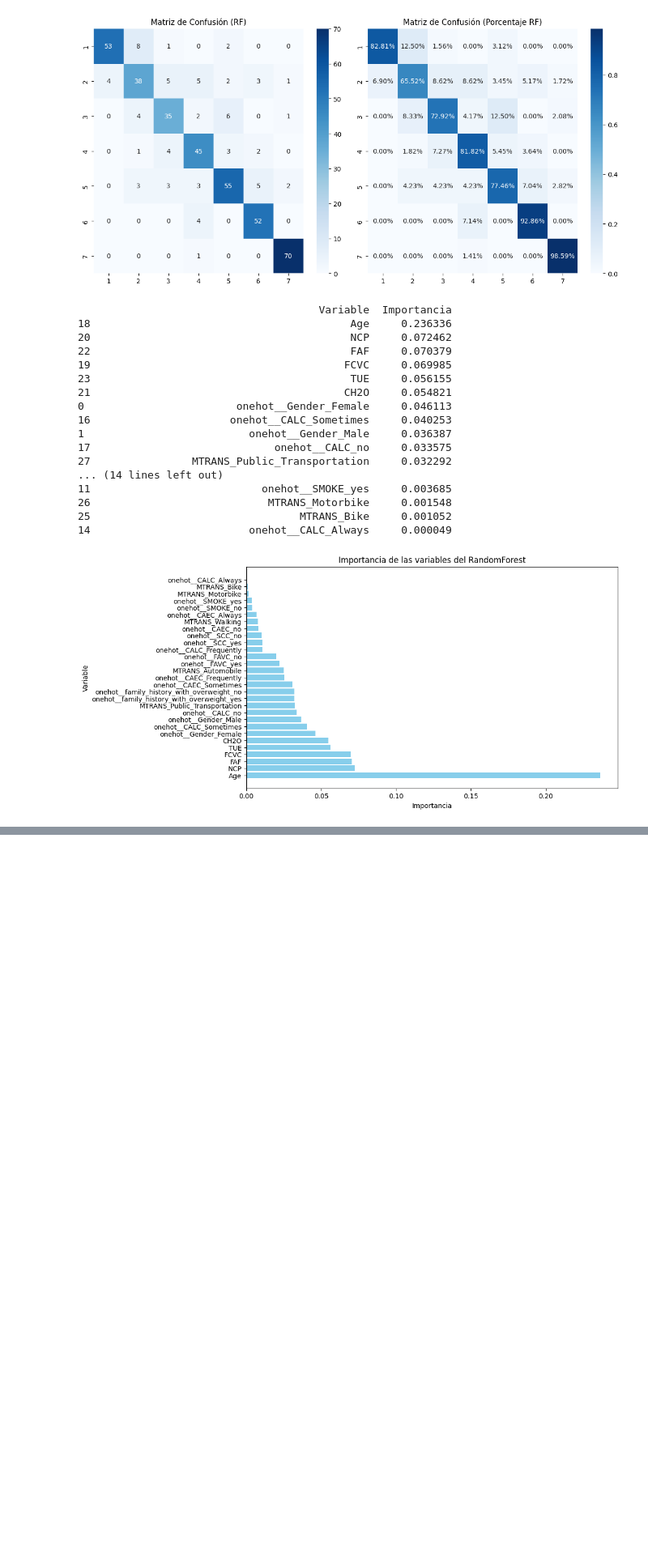
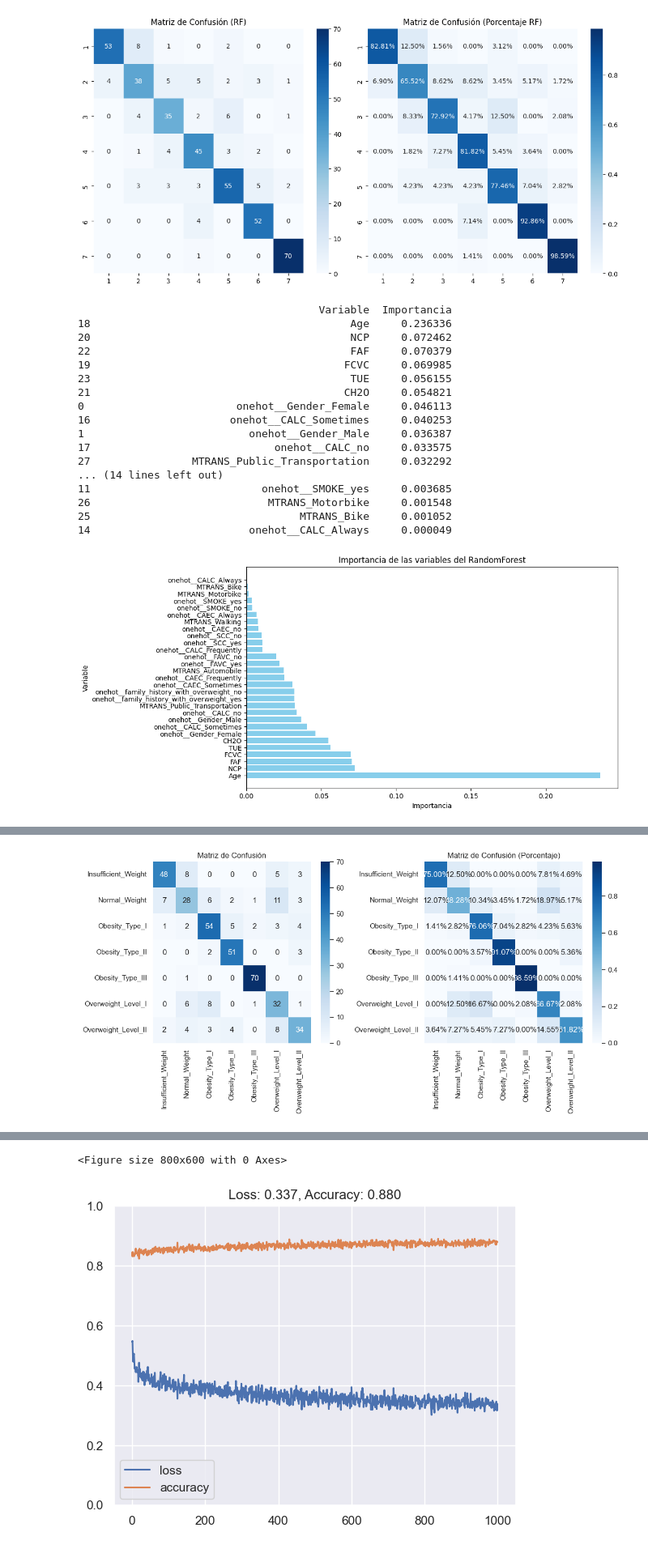
Before and after one commit to srodriguezc91/Proyecto_final_ML_V1, a Jupyter notebook: Código/2_aprendizaje_supervisado.ipynb, the cells around one changed output, grey strips where cells are left out. Shown at 81% size. Saved outputs shown, nothing was run; the diff lists cells and outputs as text; code cells hidden in the pictures; blank space fills up the shorter version.

```diff
--- a/Código/2_aprendizaje_supervisado.ipynb
+++ b/Código/2_aprendizaje_supervisado.ipynb
@@ -326,12 +326,11 @@ plt.show()
 # %% [output]
 [figure]
 # %%
-######RED NEURONAL######
 # Establecer la semilla para NumPy
-np.random.seed(42)
+np.random.seed(123)
 
 # Establecer la semilla para TensorFlow
-tf.random.set_seed(42)
+tf.random.set_seed(123)
 
 ruta_archivo = "../Datos/ObesityDataSet_raw_and_data_sinthetic.csv"
 
@@ -363,25 +362,65 @@ encoder = LabelEncoder()
 y = encoder.fit_transform(y)
 
 # Dividir en conjuntos de entrenamiento y prueba
-X_train, X_test, y_train, y_test = train_test_split(X, y, test_size=0.2, random_state=42)
-
-# Construir el modelo
-#modelo = keras.Sequential([
-#    layers.Dense(64, activation='relu', input_shape=[len(variables_entrada)]),
-#    layers.Dense(32, activation='relu'),
-#    layers.Dense(len(encoder.classes_), activation='softmax')
-#])
+X_train, X_test, y_train, y_test = train_test_split(X, y, test_size=0.2, random_state=123)
 
 # Construir el modelo
 modelo = keras.Sequential([
-    layers.Dense(64, activation='relu', input_shape=[len(variables_entrada)], kernel_initializer='glorot_uniform', bias_initializer='zeros'),
-    layers.Dense(32, activation='relu', kernel_initializer='glorot_uniform', bias_initializer='zeros'),
+    layers.Dense(128, activation='relu', input_shape=[len(variables_entrada)], kernel_initializer='glorot_uniform', bias_initializer='zeros'),
+    layers.Dropout(0.2),  # Agregar capa de dropout para regularización
+    layers.Dense(64, activation='relu', kernel_initializer='glorot_uniform', bias_initializer='zeros'),
+    layers.Dropout(0.2),  # Agregar otra capa de dropout
     layers.Dense(len(encoder.classes_), activation='softmax', kernel_initializer='glorot_uniform', bias_initializer='zeros')
 ])
 
 # Compilar el modelo
 modelo.compile(optimizer='adam', loss='sparse_categorical_crossentropy', metrics=['accuracy'])
 
-# Entrenar el modelo
-modelo.fit(X_train, y_train, epochs=100, batch_size=32, validation_data=(X_test, y_test))
+# Entrenar el modelo con la semilla de TensorFlow establecida
+tf.random.set_seed(123)
+history = modelo.fit(X_train, y_train, epochs=1000, batch_size=32, validation_data=(X_test, y_test), verbose=1)
+
+modelo.summary()
+
+# Predecir en el conjunto de prueba
+y_pred = modelo.predict(X_test)
+y_pred_int = np.argmax(y_pred, axis=1)  # Convert predictions to integers
+
+# Calcular la matriz de confusión normalizada por filas
+conf_matrix = confusion_matrix(y_test, y_pred_int)
+conf_matrix_porcentaje = conf_matrix / conf_matrix.sum(axis=1)[:, np.newaxis]  # Convertir a porcentajes
+
+# Etiquetas únicas de las clases
+etiquetas_clases = encoder.classes_
+
+# Crear una figura y ejes para la grilla
+fig, axs = plt.subplots(1, 2, figsize=(12, 6))
+
+# Mapa de calor de la matriz de confusión sin normalizar
+sns.heatmap(conf_matrix, annot=True, cmap='Blues', fmt='g', xticklabels=etiquetas_clases, yticklabels=etiquetas_clases, ax=axs[0])
+axs[0].set_title('Matriz de Confusión')
+
+# Mapa de calor de la matriz de confusión normalizada por porcentajes
+sns.heatmap(conf_matrix_porcentaje, annot=True, cmap='Blues', fmt='.2%', xticklabels=etiquetas_clases, yticklabels=etiquetas_clases, ax=axs[1])
+axs[1].set_title('Matriz de Confusión (Porcentaje)')
+
+# Ajustar el diseño de la grilla
+plt.tight_layout()
+
+# Mostrar la grilla
+plt.show()
+
+tf.random.set_seed(123)
+history = modelo.fit(x=X, y=y, verbose=1, epochs=1000)
+
+def plot_loss_accuracy(history):
+    np.random.seed(123)  # Establecer la semilla para NumPy
+    historydf = pd.DataFrame(history.history, index=history.epoch)
+    plt.figure(figsize=(8, 6))
+    historydf.plot(ylim=(0, max(1, historydf.values.max())))
+    loss = history.history['loss'][-1]
+    acc = history.history['accuracy'][-1]
+    plt.title('Loss: %.3f, Accuracy: %.3f' % (loss, acc))
+
+plot_loss_accuracy(history)
 # %% [output]
@@ -404,0 +444 @@ Epoch 100/100
+[figure, added]
@@ -405,0 +462,2 @@ Epoch 100/100
+<Figure size 800x600 with 0 Axes>
+[figure, added]
```
Also changed, not shown: parts of 6 cells of this notebook.
